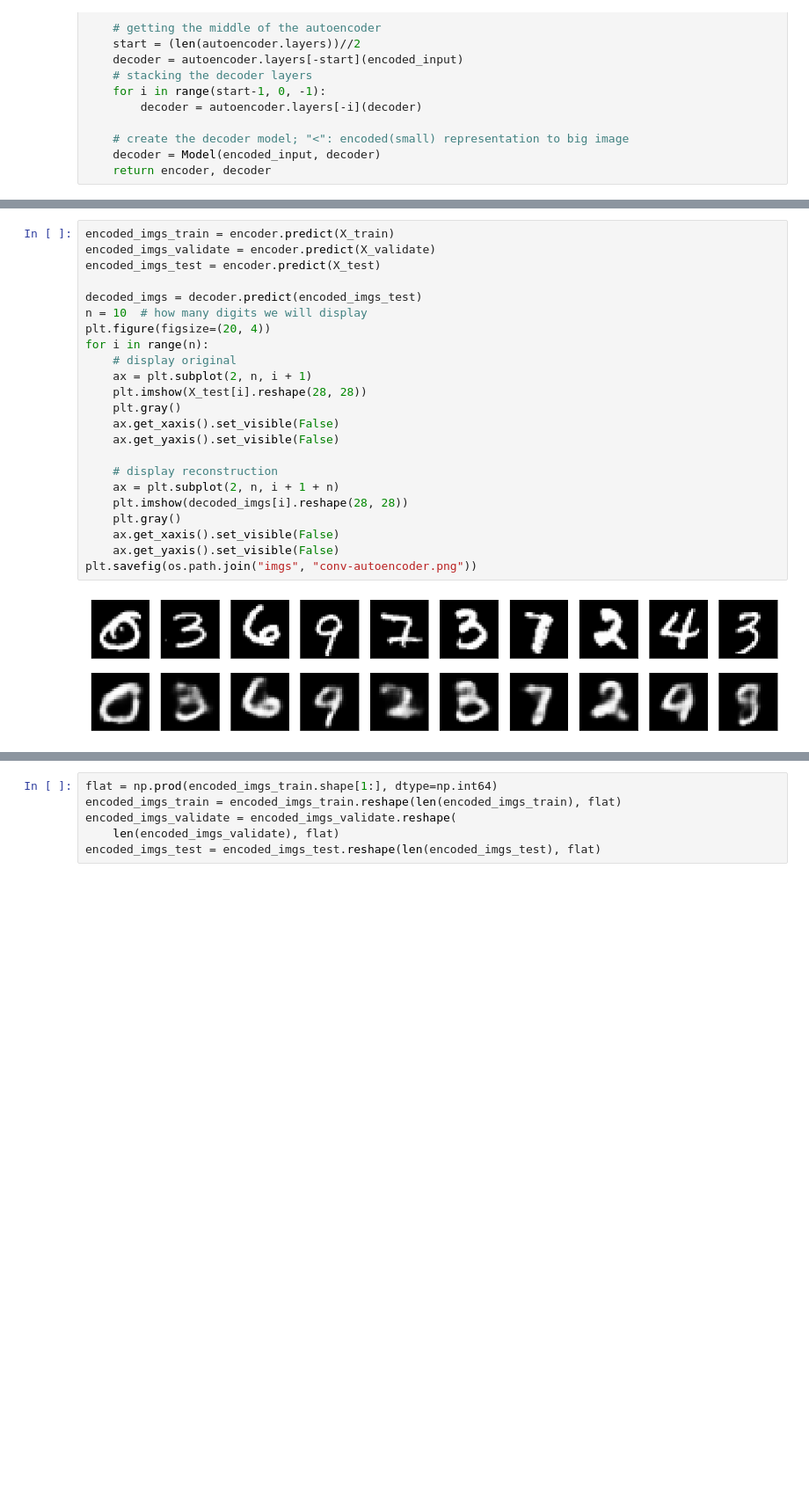
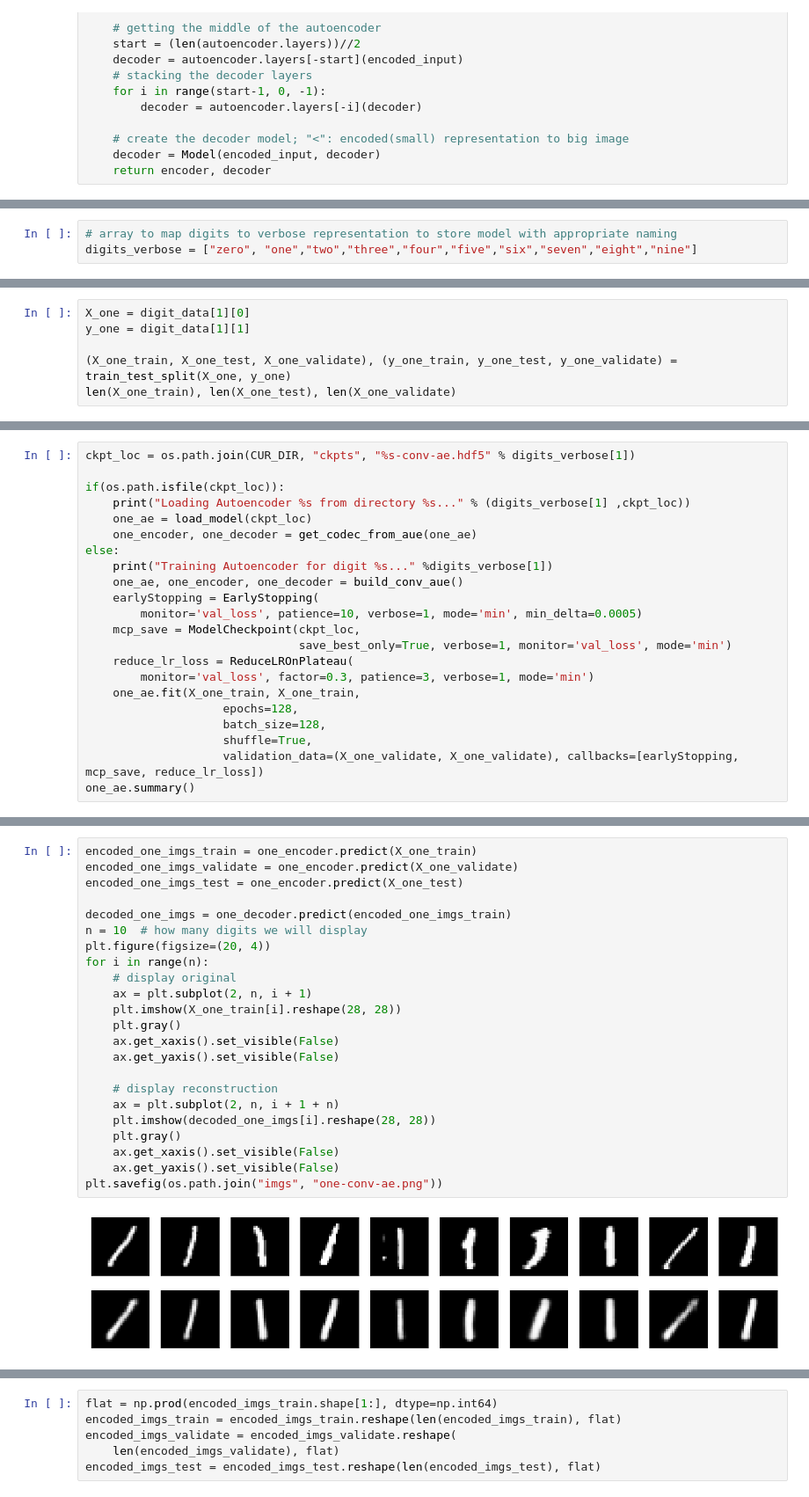
Before and after one commit to ChiShao/cnn-auto-encoder, a Jupyter notebook: conv-autoencoder.ipynb, the cells around one changed output, grey strips where cells are left out. Shown at 88% size. Drawn from its saved outputs; the diff is of its cells as text; blank space fills up the shorter version.

Commit message:
Adds jupyter notebook for conv-autoencoder  - adds ae for 'ones'  - displays distribution for extracted features

```diff
--- a/conv-autoencoder.ipynb
+++ b/conv-autoencoder.ipynb
@@ -153,0 +201,3 @@ plt.imshow(X_train[2].reshape((28,28)),cmap="gray")
+# %%
+# array to map digits to verbose representation to store model with appropriate naming
+digits_verbose = ["zero", "one","two","three","four","five","six","seven","eight","nine"]
@@ -207,0 +268,6 @@ eval_train, eval_validate,eval_test
+# %%
+X_one = digit_data[1][0]
+y_one = digit_data[1][1]
+
+(X_one_train, X_one_test, X_one_validate), (y_one_train, y_one_test, y_one_validate) = train_test_split(X_one, y_one)
+len(X_one_train), len(X_one_test), len(X_one_validate)
@@ -207,0 +276,22 @@ eval_train, eval_validate,eval_test
+# %%
+ckpt_loc = os.path.join(CUR_DIR, "ckpts", "%s-conv-ae.hdf5" % digits_verbose[1])
+
+if(os.path.isfile(ckpt_loc)):
+    print("Loading Autoencoder %s from directory %s..." % (digits_verbose[1] ,ckpt_loc))
+    one_ae = load_model(ckpt_loc)
+    one_encoder, one_decoder = get_codec_from_aue(one_ae)
+else:
+    print("Training Autoencoder for digit %s..." %digits_verbose[1])
+    one_ae, one_encoder, one_decoder = build_conv_aue()
+    earlyStopping = EarlyStopping(
+        monitor='val_loss', patience=10, verbose=1, mode='min', min_delta=0.0005)
+    mcp_save = ModelCheckpoint(ckpt_loc,
+                               save_best_only=True, verbose=1, monitor='val_loss', mode='min')
+    reduce_lr_loss = ReduceLROnPlateau(
+        monitor='val_loss', factor=0.3, patience=3, verbose=1, mode='min')
+    one_ae.fit(X_one_train, X_one_train,
+                    epochs=128,
+                    batch_size=128,
+                    shuffle=True,
+                    validation_data=(X_one_validate, X_one_validate), callbacks=[earlyStopping, mcp_save, reduce_lr_loss])
+one_ae.summary()
@@ -208,25 +326,25 @@ eval_train, eval_validate,eval_test
 # %%
-encoded_imgs_train = encoder.predict(X_train)
-encoded_imgs_validate = encoder.predict(X_validate)
-encoded_imgs_test = encoder.predict(X_test)
+encoded_one_imgs_train = one_encoder.predict(X_one_train)
+encoded_one_imgs_validate = one_encoder.predict(X_one_validate)
+encoded_one_imgs_test = one_encoder.predict(X_one_test)
 
-decoded_imgs = decoder.predict(encoded_imgs_test)
+decoded_one_imgs = one_decoder.predict(encoded_one_imgs_train)
 n = 10  # how many digits we will display
 plt.figure(figsize=(20, 4))
 for i in range(n):
     # display original
     ax = plt.subplot(2, n, i + 1)
-    plt.imshow(X_test[i].reshape(28, 28))
+    plt.imshow(X_one_train[i].reshape(28, 28))
     plt.gray()
     ax.get_xaxis().set_visible(False)
     ax.get_yaxis().set_visible(False)
 
     # display reconstruction
     ax = plt.subplot(2, n, i + 1 + n)
-    plt.imshow(decoded_imgs[i].reshape(28, 28))
+    plt.imshow(decoded_one_imgs[i].reshape(28, 28))
     plt.gray()
     ax.get_xaxis().set_visible(False)
     ax.get_yaxis().set_visible(False)
-plt.savefig(os.path.join("imgs", "conv-autoencoder.png"))
+plt.savefig(os.path.join("imgs", "one-conv-ae.png"))
 # %% [output]
-[figure, old version]
+[figure, new version]
```
Also changed, not shown: parts of 30 cells of this notebook, 2 other files.
